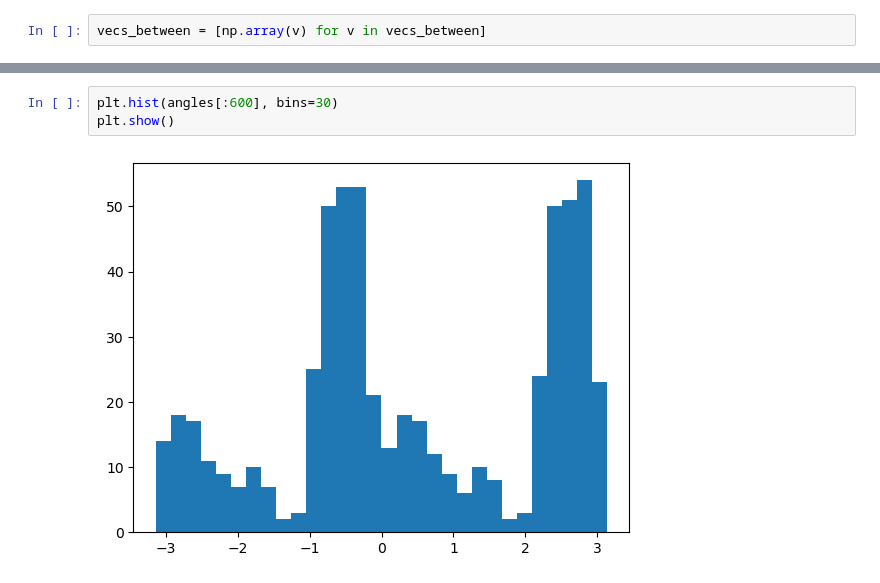
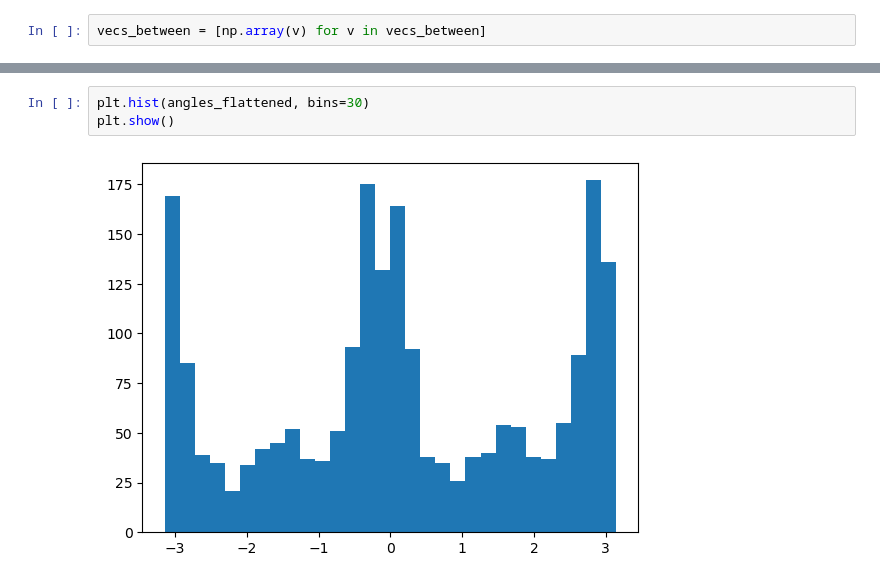
Before and after one commit to JakobSchauser/Thesis, a Jupyter notebook: CompareToData/Rosettes/CompareRosettes.ipynb, the cells around one changed output, grey strips where cells are left out. Saved outputs shown, nothing was run; the diff lists cells and outputs as text.

Commit message:
made a bunch fo placeholder graphics

```diff
--- a/CompareToData/Rosettes/CompareRosettes.ipynb
+++ b/CompareToData/Rosettes/CompareRosettes.ipynb
@@ -154,5 +105,5 @@ for i in range(len(angles)):
 # %%
-plt.hist(angles[:600], bins=30)
+plt.hist(angles_flattened, bins=30)
 plt.show()
 # %% [output]
-[figure, old version]
+[figure, new version]
```
Also changed, not shown: parts of 11 cells of this notebook, 7 other files.
